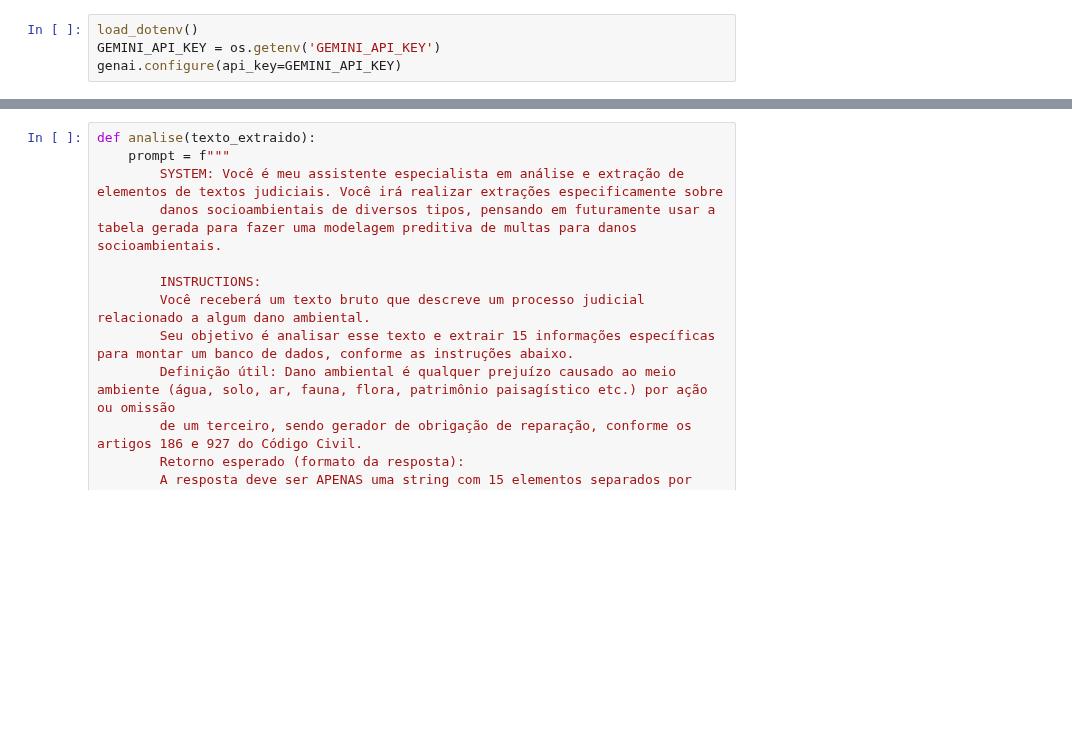
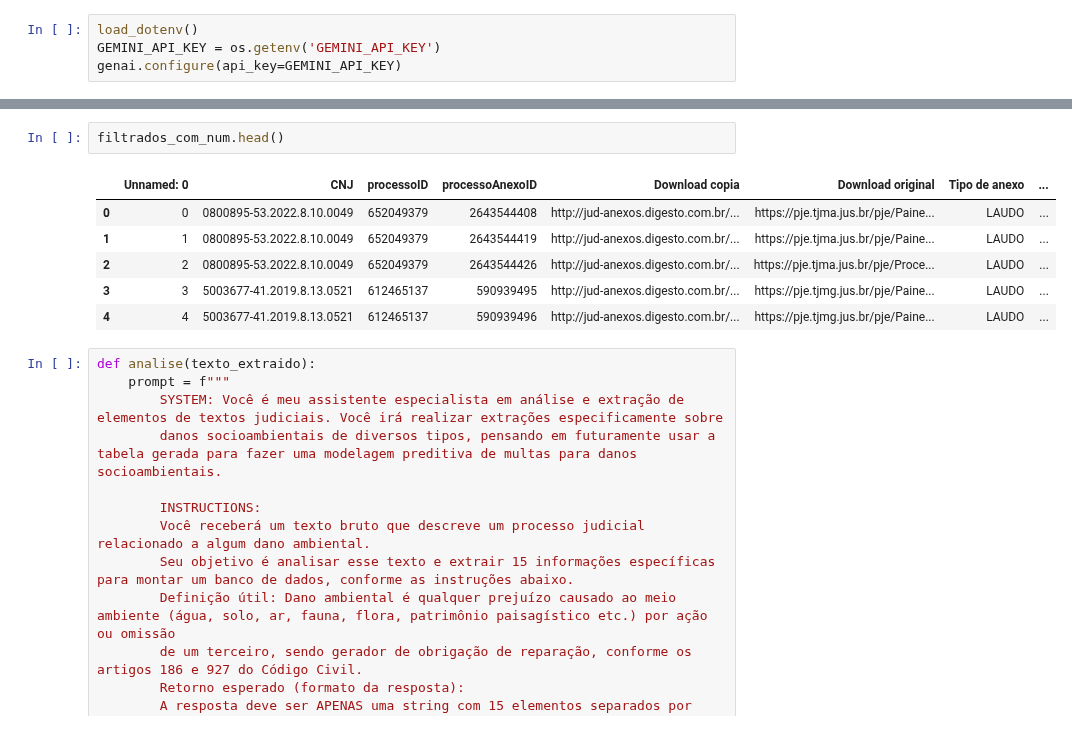
Before and after one commit to pedronery07/Projeto_InsperData_AECOM, a Jupyter notebook: testes_gemini/filtrado.ipynb, the cells around one changed output, grey strips where cells are left out. Saved outputs shown, nothing was run; the diff lists cells and outputs as text; blank space fills up the shorter version.

```diff
--- a/testes_gemini/filtrado.ipynb
+++ b/testes_gemini/filtrado.ipynb
@@ -54,6 +49,15 @@ processos_unicos.remove('Não encontrado')
 | 51 | 51 | 5580808-19.2022.8.09.0011 | 503987107 | 972210470 | http://jud-anexos.digesto.com.br/... | https://projudi.tjgo.jus.br/Busca... | DECISAO | ... |
 | 55 | 55 | 5061164-56.2024.8.09.0051 | 570015135 | 2564299827 | http://jud-anexos.digesto.com.br/... | https://projudi-2024-prd.s3.tjgo.... | DECISAO | ... |
 | 102 | 102 | 0000257-34.2024.8.05.0110 | 655333385 | 1942855138 | http://jud-anexos.digesto.com.br/... | https://projudi.tjba.jus.br/proju... | DOCUMENTO | ... |
+# %%
+filtrados_com_num.head()
+# %% [output]
+|  | Unnamed: 0 | CNJ | processoID | processoAnexoID | Download copia | Download original | Tipo de anexo | ... |
+| 0 | 0 | 0800895-53.2022.8.10.0049 | 652049379 | 2643544408 | http://jud-anexos.digesto.com.br/... | https://pje.tjma.jus.br/pje/Paine... | LAUDO | ... |
+| 1 | 1 | 0800895-53.2022.8.10.0049 | 652049379 | 2643544419 | http://jud-anexos.digesto.com.br/... | https://pje.tjma.jus.br/pje/Paine... | LAUDO | ... |
+| 2 | 2 | 0800895-53.2022.8.10.0049 | 652049379 | 2643544426 | http://jud-anexos.digesto.com.br/... | https://pje.tjma.jus.br/pje/Proce... | LAUDO | ... |
+| 3 | 3 | 5003677-41.2019.8.13.0521 | 612465137 | 590939495 | http://jud-anexos.digesto.com.br/... | https://pje.tjmg.jus.br/pje/Paine... | LAUDO | ... |
+| 4 | 4 | 5003677-41.2019.8.13.0521 | 612465137 | 590939496 | http://jud-anexos.digesto.com.br/... | https://pje.tjmg.jus.br/pje/Paine... | LAUDO | ... |
 # %%
 def analise(texto_extraido):
     prompt = f"""
```
Also changed, not shown: parts of 6 cells of this notebook.
